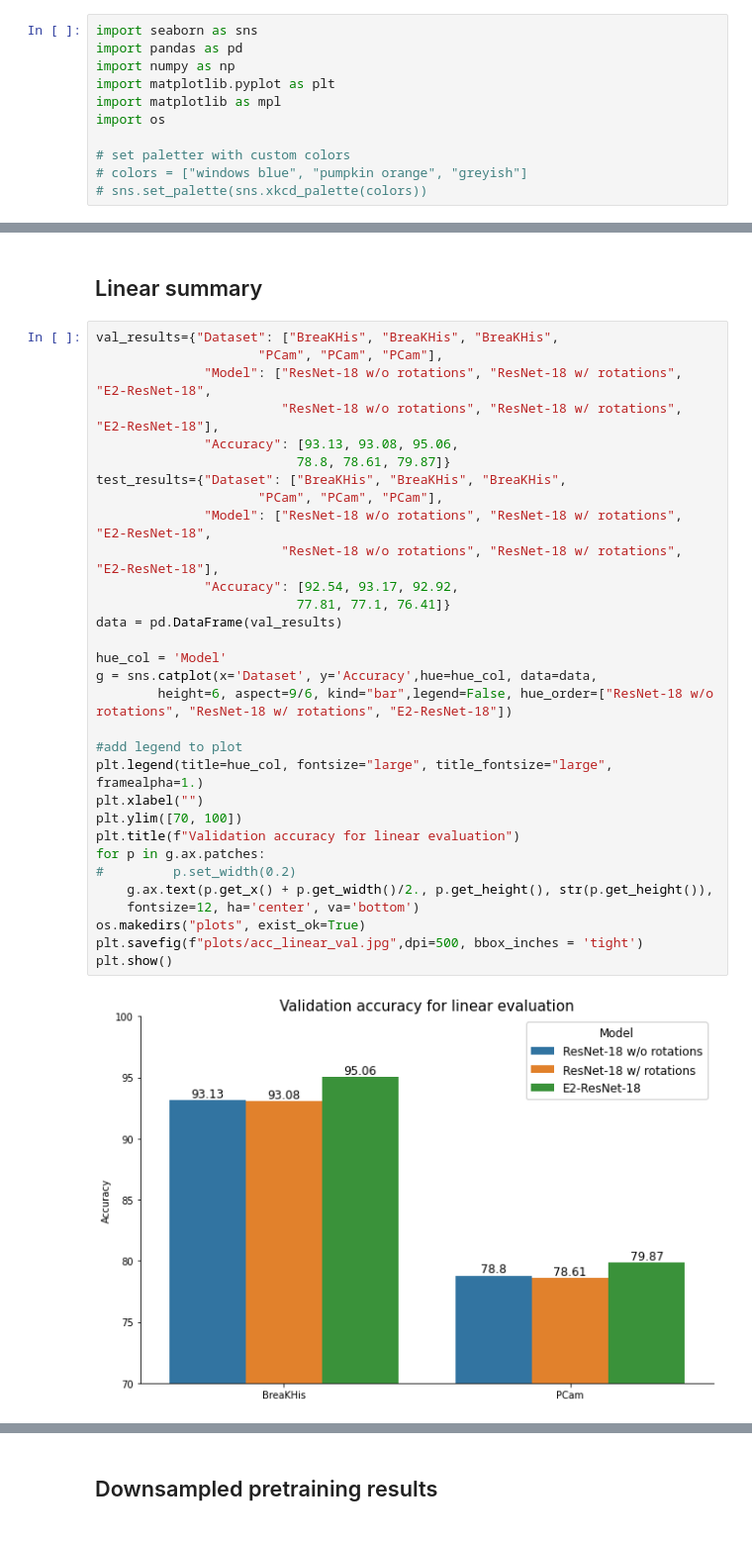
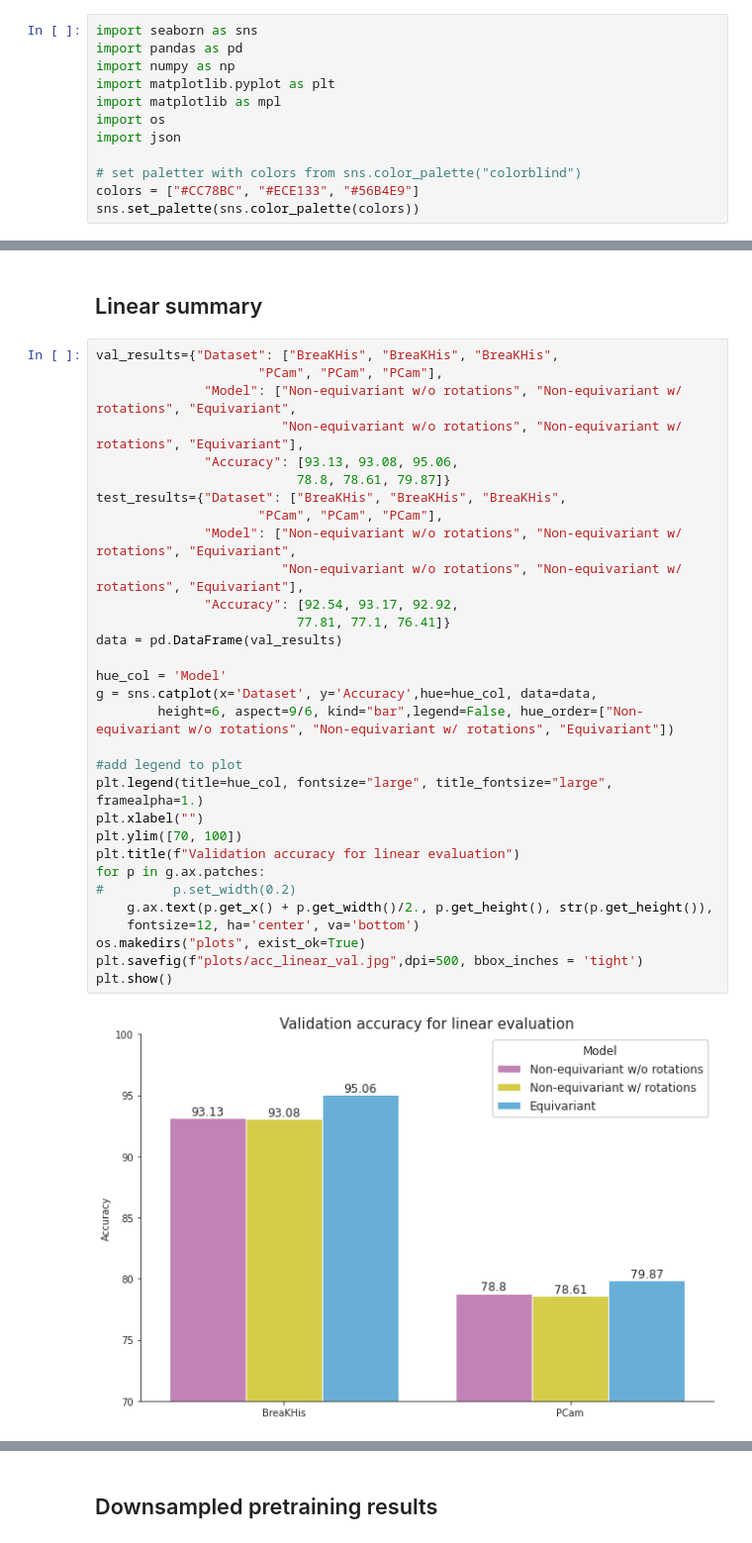
Before and after one commit to blazejdolicki/rissl, a Jupyter notebook: paper/Experiment plots.ipynb, the cells around one changed output, grey strips where cells are left out. Shown: that part at 99% size. Drawn from its saved outputs; the diff is of its cells as text.

Commit message:
Make plots for the paper

```diff
--- a/paper/Experiment plots.ipynb
+++ b/paper/Experiment plots.ipynb
@@ -7,7 +7,8 @@ import numpy as np
 import matplotlib.pyplot as plt
 import matplotlib as mpl
 import os
+import json
 
-# set paletter with custom colors
-# colors = ["windows blue", "pumpkin orange", "greyish"]
-# sns.set_palette(sns.xkcd_palette(colors))
+# set paletter with colors from sns.color_palette("colorblind")
+colors = ["#CC78BC", "#ECE133", "#56B4E9"]
+sns.set_palette(sns.color_palette(colors))
@@ -181,36 +253,36 @@ plot_linear_eval(runs, "PCam", ylim=[75, 85, 75, 85])
 # %%
 val_results={"Dataset": ["BreaKHis", "BreaKHis", "BreaKHis",
                      "PCam", "PCam", "PCam"],
-              "Model": ["ResNet-18 w/o rotations", "ResNet-18 w/ rotations", "E2-ResNet-18",
-                        "ResNet-18 w/o rotations", "ResNet-18 w/ rotations", "E2-ResNet-18"],
+              "Model": ["Non-equivariant w/o rotations", "Non-equivariant w/ rotations", "Equivariant",
+                        "Non-equivariant w/o rotations", "Non-equivariant w/ rotations", "Equivariant"],
               "Accuracy": [93.13, 93.08, 95.06,
                           78.8, 78.61, 79.87]}
 test_results={"Dataset": ["BreaKHis", "BreaKHis", "BreaKHis",
                      "PCam", "PCam", "PCam"],
-              "Model": ["ResNet-18 w/o rotations", "ResNet-18 w/ rotations", "E2-ResNet-18",
-                        "ResNet-18 w/o rotations", "ResNet-18 w/ rotations", "E2-ResNet-18"],
+              "Model": ["Non-equivariant w/o rotations", "Non-equivariant w/ rotations", "Equivariant",
+                        "Non-equivariant w/o rotations", "Non-equivariant w/ rotations", "Equivariant"],
               "Accuracy": [92.54, 93.17, 92.92,
                           77.81, 77.1, 76.41]}
 data = pd.DataFrame(val_results)
 
 hue_col = 'Model'
 g = sns.catplot(x='Dataset', y='Accuracy',hue=hue_col, data=data,
-        height=6, aspect=9/6, kind="bar",legend=False, hue_order=["ResNet-18 w/o rotations", "ResNet-18 w/ rotations", "E2-ResNet-18"])
+        height=6, aspect=9/6, kind="bar",legend=False, hue_order=["Non-equivariant w/o rotations", "Non-equivariant w/ rotations", "Equivariant"])
 
 #add legend to plot
 plt.legend(title=hue_col, fontsize="large", title_fontsize="large", framealpha=1.)
 plt.xlabel("")
 plt.ylim([70, 100])
 plt.title(f"Validation accuracy for linear evaluation")
 for p in g.ax.patches:
 #         p.set_width(0.2)
     g.ax.text(p.get_x() + p.get_width()/2., p.get_height(), str(p.get_height()),
     fontsize=12, ha='center', va='bottom')
 os.makedirs("plots", exist_ok=True)
 plt.savefig(f"plots/acc_linear_val.jpg",dpi=500, bbox_inches = 'tight')
 plt.show()
 # %% [output]
-[figure, old version]
+[figure, new version]
 # %%
 data = pd.DataFrame(test_results)
 
```
Also changed, not shown: parts of 14 cells of this notebook, 14 other files.
